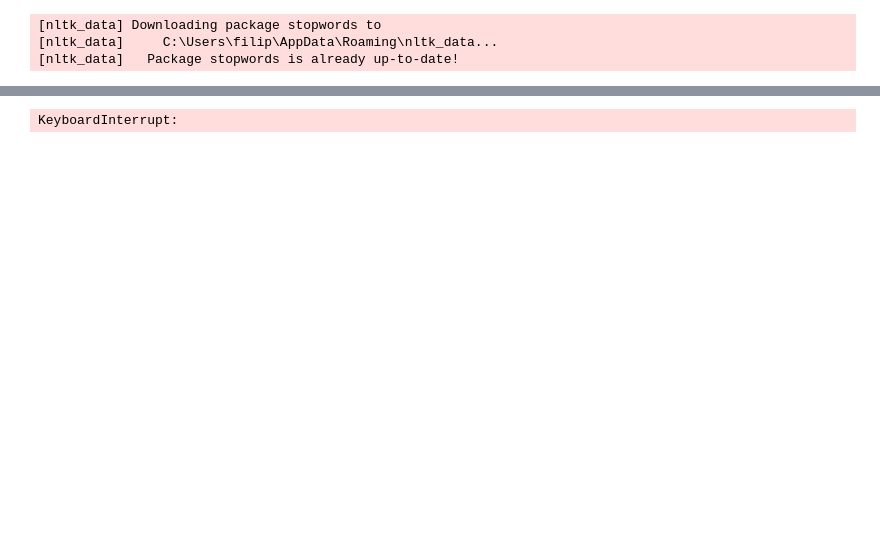
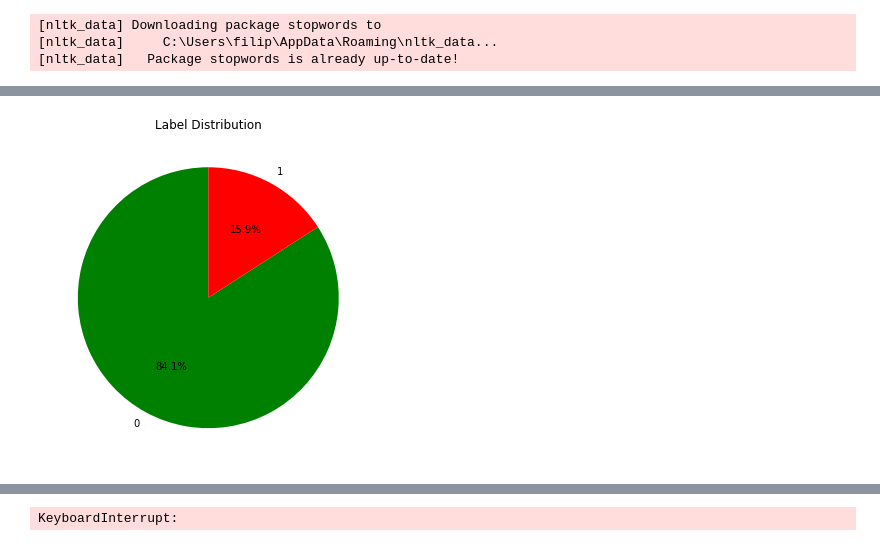
Before and after one commit to FilippoSechi/HateSpeechDetection, a Jupyter notebook: notebook.ipynb, the cells around one changed output, grey strips where cells are left out. Drawn from its saved outputs; the diff is of its cells as text; code cells hidden in the pictures; blank space fills up the shorter version.

```diff
--- a/notebook.ipynb
+++ b/notebook.ipynb
@@ -259 +175,26 @@ df.describe()
+# %%
+import numpy as np
+import matplotlib.pyplot as plt
+import scipy.sparse as sp
+
+def label_distribution(data):
+    if sp.issparse(data):
+        # Count the occurrences of -1 and 1 directly from non-zero elements
+        label_counts = np.bincount((data.data == 1).astype(int), minlength=2)
+        labels = [-1, 1]
+    else:
+        label_counts = np.bincount(data)
+        labels = np.arange(len(label_counts))
+
+    colors = ['green', 'red']
+
+    plt.figure(figsize=(6, 6))
+    plt.pie(label_counts, labels=labels, autopct='%1.1f%%', startangle=90, colors=colors)
+    plt.title('Label Distribution')
+    plt.show()
+
+
+label_distribution(df["Label"])
+# %% [output]
+[figure, added]
 # %%
```
Also changed, not shown: parts of 27 cells of this notebook.
